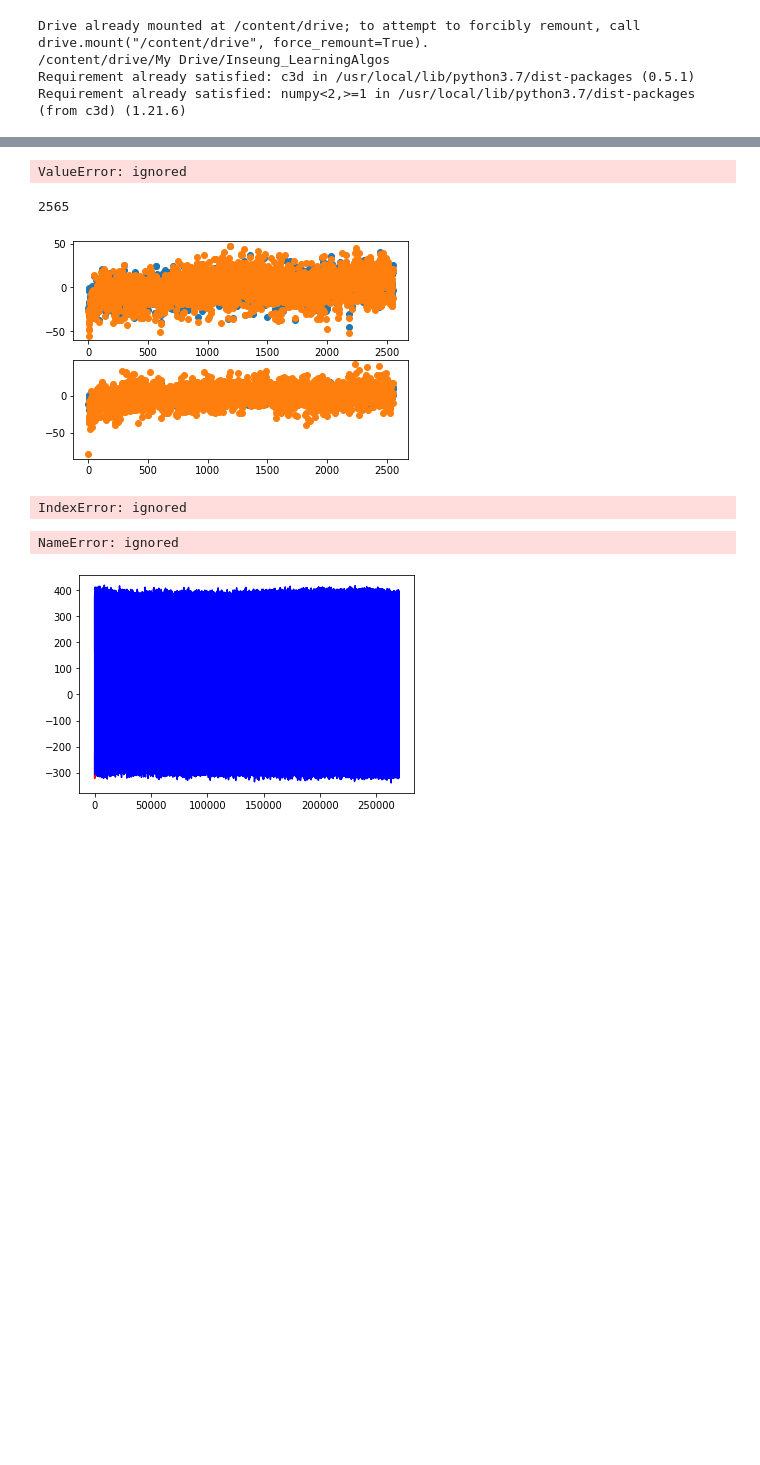
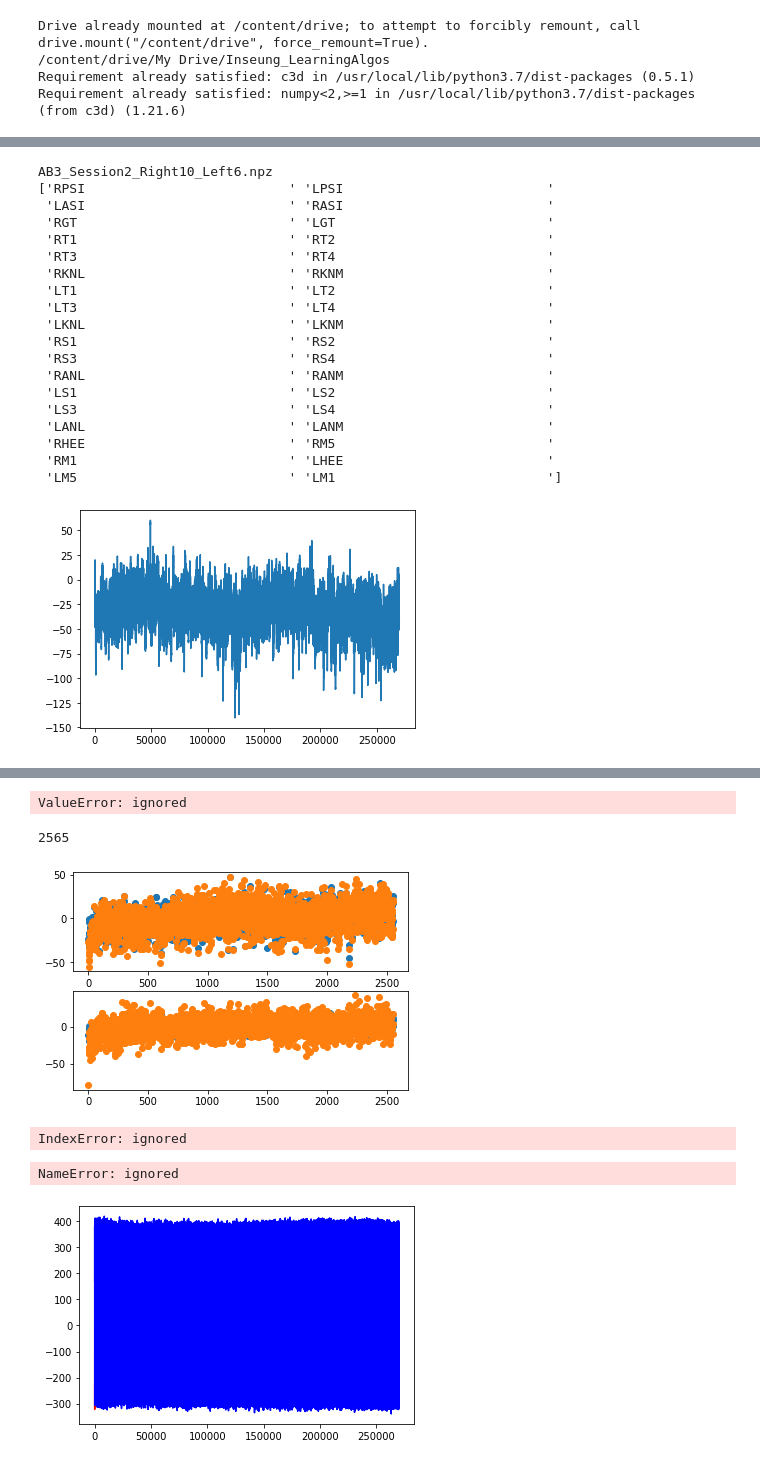
Before and after one commit to inseungkang/learningalgos, a Jupyter notebook: Controller_Inference_AdaptationTrial.ipynb, the cells around one changed output, grey strips where cells are left out. Saved outputs shown, nothing was run; the diff lists cells and outputs as text; code cells hidden in the pictures; blank space fills up the shorter version.

Commit message:
subject 3 session 2, need to use medial markers

```diff
--- a/Controller_Inference_AdaptationTrial.ipynb
+++ b/Controller_Inference_AdaptationTrial.ipynb
@@ -34,8 +34,8 @@ header_col_list = []
 for filename in file_list:
   reader = c3d.Reader(open(file_dir+filename, 'rb'))
   markerLabel = reader.point_labels
-  markerName = ['RPSI','LPSI','RANL','LANL']
-  # markerName = ['RASI','LASI','RPSI','LPSI','RANL','LANL']
+  # markerName = ['RPSI','LPSI','RANL','LANL']
+  markerName = ['RASI','LASI','RPSI','LPSI','RANL','LANL']
   header_list = []
   for _, name in enumerate(markerName):
     for idx, label in enumerate(markerLabel):
@@ -55,10 +55,10 @@ def extract_data(file_dir, file_header, start_time, duration):
   start_idx = start_idx + start_time*6000
   end_idx = start_idx + duration*6000
 
-  foot_r = marker_data[start_idx:end_idx, file_header[2], 0:3]
-  foot_l = marker_data[start_idx:end_idx, file_header[3], 0:3]
-  com = np.mean(marker_data[start_idx:end_idx, file_header[0:2], 0:3], axis=1)
-  # com = np.mean(marker_data[start_idx:end_idx, file_header[0:4], 0:3], axis=1)
+  foot_r = marker_data[start_idx:end_idx, file_header[4], 0:3]
+  foot_l = marker_data[start_idx:end_idx, file_header[5], 0:3]
+  # com = np.mean(marker_data[start_idx:end_idx, file_header[0:2], 0:3], axis=1)
+  com = np.mean(marker_data[start_idx:end_idx, file_header[0:4], 0:3], axis=1)
   force_r = np.mean(force_data[start_idx:end_idx, 0:3, :], axis=2)
   force_l = np.mean(force_data[start_idx:end_idx, 6:9, :], axis=2)
 
@@ -284,6 +284,17 @@ def extract_trial_info(file_name):
     delta = rSpeed - lSpeed
 
   return subject, delta, fast_leg
+
+def delta_to_idx(delta):
+  if delta == -4:
+    out = 0
+  elif delta == -2:
+    out = 1
+  elif delta == 2:
+    out = 2
+  elif delta == 4:
+    out = 3
+  return out
 # %%
 npz_dir = '/content/drive/My Drive/Inseung_LearningAlgos/npz files/'
 
@@ -366,0 +390,42 @@ R2 Value for fast leg (X, Y): (0.71, 0.68)
+# %%
+npz_dir = '/content/drive/My Drive/Inseung_LearningAlgos/npz files/'
+
+with np.load(npz_dir+file_name) as data:
+  marker_data = data['points']
+  force_data = data['analog']
+
+  force_sync = np.mean(force_data[:,14,:], axis=1)
+  start_idx = np.argwhere(abs(force_sync) > np.max(abs(force_sync)/2))[0,0]
+  start_idx = start_idx + 12*6000
+  end_idx = start_idx + 45*6000
+
+  foot_r = marker_data[start_idx:end_idx, 23, 0:3]
+  foot_l = marker_data[start_idx:end_idx, 29, 0:3]
+
+print(file_name)
+print(markerLabel)
+plt.plot(foot_l[:,0])
+plt.show()
+  # start = np.argmin(np.abs(gait_event_idx[:,0] - start))
+  # end = np.argmin(np.abs(gait_event_idx[:,0] - end))
+# %% [output]
+AB3_Session2_Right10_Left6.npz
+['RPSI                          ' 'LPSI                          '
+ 'LASI                          ' 'RASI                          '
+ 'RGT                           ' 'LGT                           '
+ 'RT1                           ' 'RT2                           '
+ 'RT3                           ' 'RT4                           '
+ 'RKNL                          ' 'RKNM                          '
+ 'LT1                           ' 'LT2                           '
+ 'LT3                           ' 'LT4                           '
+ 'LKNL                          ' 'LKNM                          '
+ 'RS1                           ' 'RS2                           '
+ 'RS3                           ' 'RS4                           '
+ 'RANL                          ' 'RANM                          '
+ 'LS1                           ' 'LS2                           '
+ 'LS3                           ' 'LS4                           '
+ 'LANL                          ' 'LANM                          '
+ 'RHEE                          ' 'RM5                           '
+ 'RM1                           ' 'LHEE                          '
+ 'LM5                           ' 'LM1                           ']
+[figure, added]
```
Also changed, not shown: parts of 2 cells of this notebook.
